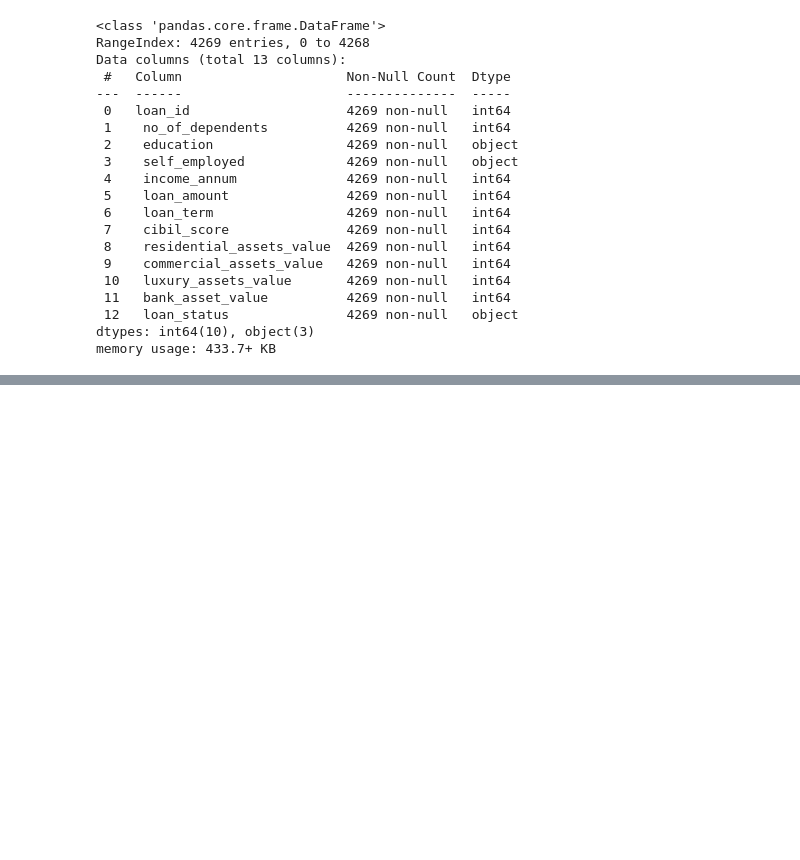
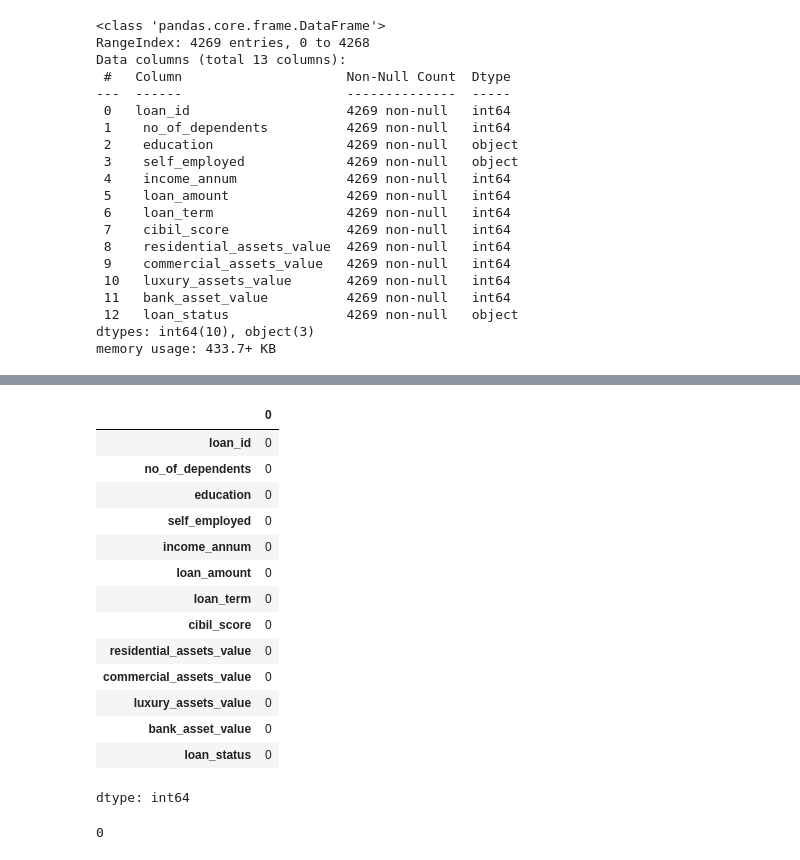
Before and after one commit to Shamiul-693/Credit-Risk-Assessment-and-Loan-Approval-Automation, a Jupyter notebook: Machine_Learning_for_Credit_Risk_Assessment_and_Loan_Approval_Automation.ipynb, the cells around one changed output, grey strips where cells are left out. Cells and saved outputs as stored; diff of their text form; code cells hidden in the pictures; blank space fills up the shorter version.

Commit message:
duplicate data check

```diff
--- a/Machine_Learning_for_Credit_Risk_Assessment_and_Loan_Approval_Automation.ipynb
+++ b/Machine_Learning_for_Credit_Risk_Assessment_and_Loan_Approval_Automation.ipynb
@@ -88,3 +88,25 @@ data.describe()
 | 50% | 2135.000000 | 3.000000 | 5.100000e+06 | 1.450000e+07 | 10.000000 | 600.000000 | 5.600000e+06 | ... |
 | 75% | 3202.000000 | 4.000000 | 7.500000e+06 | 2.150000e+07 | 16.000000 | 748.000000 | 1.130000e+07 | ... |
 | max | 4269.000000 | 5.000000 | 9.900000e+06 | 3.950000e+07 | 20.000000 | 900.000000 | 2.910000e+07 | ... |
+# %%
+data.isnull().sum()
+# %% [output]
+|  | 0 |
+| loan_id | 0 |
+| no_of_dependents | 0 |
+| education | 0 |
+| self_employed | 0 |
+| income_annum | 0 |
+| loan_amount | 0 |
+| loan_term | 0 |
+| cibil_score | 0 |
+| residential_assets_value | 0 |
+| commercial_assets_value | 0 |
+| luxury_assets_value | 0 |
+| bank_asset_value | 0 |
+| loan_status | 0 |
+dtype: int64
+# %%
+data.duplicated().sum()
+# %% [output]
+0
```
